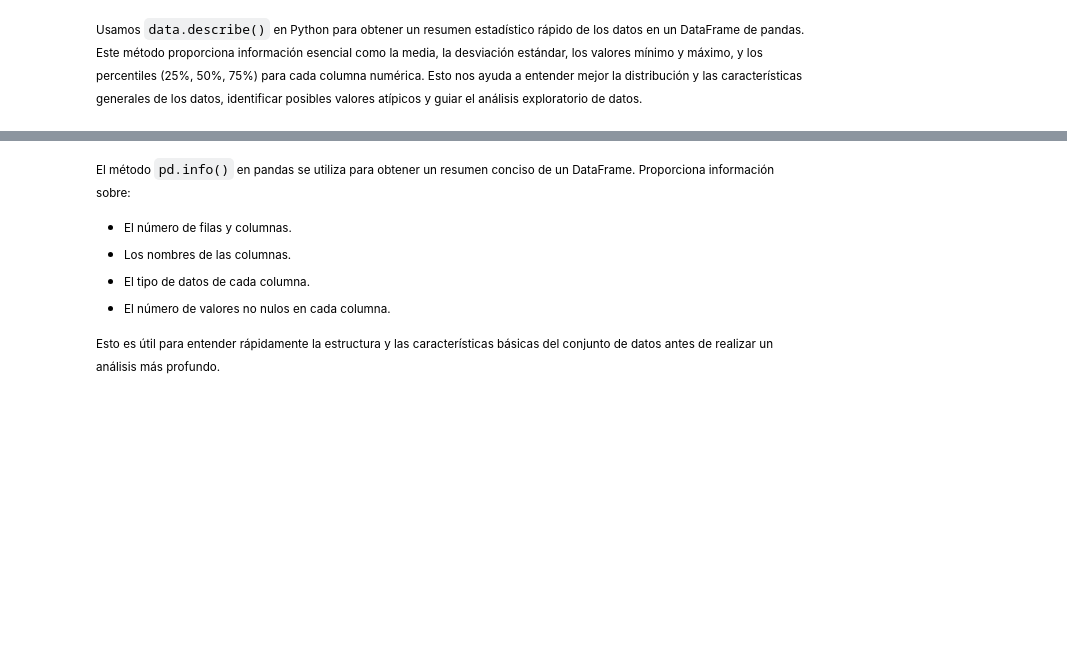
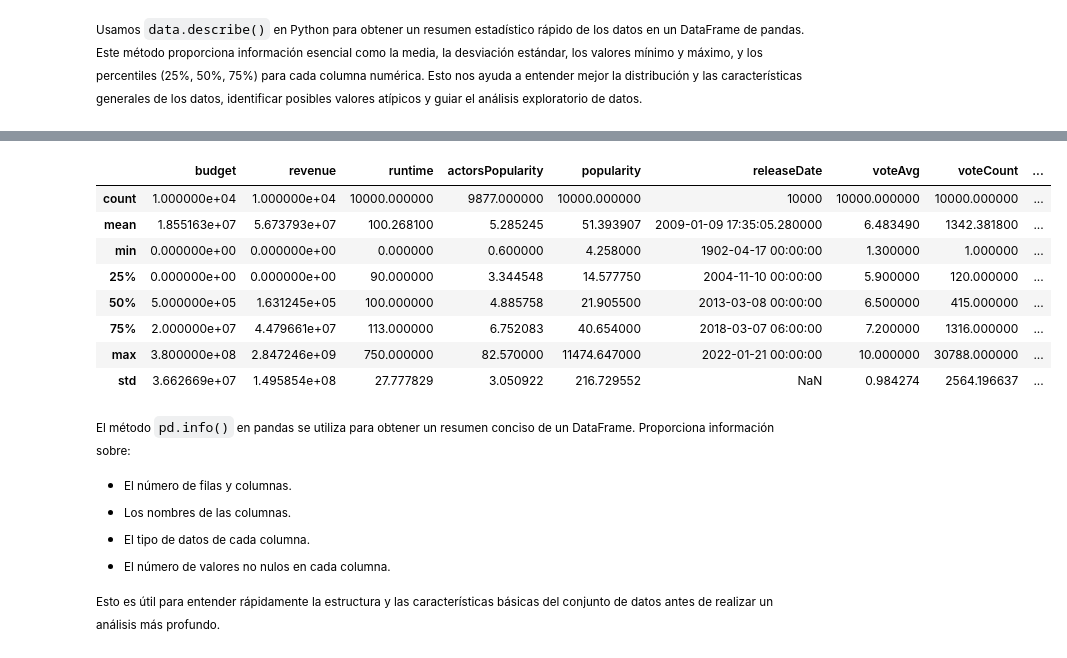
Before and after one commit to XavierLopez25/HT1-MD, a Jupyter notebook: AnalisisExploratorio.ipynb, the cells around one changed output, grey strips where cells are left out. Saved outputs shown, nothing was run; the diff lists cells and outputs as text; code cells hidden in the pictures; blank space fills up the shorter version.

```diff
--- a/AnalisisExploratorio.ipynb
+++ b/AnalisisExploratorio.ipynb
@@ -39,3 +27,38 @@ data.describe()
+# %%
+# Lista de columnas cuantitativas que se convertirán a numéricas
+quantitative_columns = [
+    "actorsPopularity",'popularity', 'budget', 'revenue', 'runtime', 'genresAmount',
+    'productionCoAmount', 'productionCountriesAmount', 'voteCount',
+    'voteAvg', 'actorsAmount', 'castWomenAmount', 'castMenAmount'
+]
+
+# Calcular la media de los valores numéricos en 'actorsPopularity', separados por pipes
+data['actorsPopularity'] = data['actorsPopularity'].apply(
+    lambda x: np.mean([float(i) for i in str(x).split('|') if i.replace('.', '', 1).isdigit()])
+    if pd.notnull(x) else np.nan
+)
+
+# Convertir 'releaseDate' a datetime
+data['releaseDate'] = pd.to_datetime(data['releaseDate'], errors='coerce')
+
+# Convertir columnas cuantitativas a tipo numérico
+for column in quantitative_columns:
+    data[column] = pd.to_numeric(data[column], errors='coerce')
+
+# Eliminar la columna 'id'
+data_without_id = data.drop(columns=['id'])
+
+data_without_id.describe()
+# %% [output]
+|  | budget | revenue | runtime | actorsPopularity | popularity | releaseDate | voteAvg | voteCount | ... |
+| count | 1.000000e+04 | 1.000000e+04 | 10000.000000 | 9877.000000 | 10000.000000 | 10000 | 10000.000000 | 10000.000000 | ... |
+| mean | 1.855163e+07 | 5.673793e+07 | 100.268100 | 5.285245 | 51.393907 | 2009-01-09 17:35:05.280000 | 6.483490 | 1342.381800 | ... |
+| min | 0.000000e+00 | 0.000000e+00 | 0.000000 | 0.600000 | 4.258000 | 1902-04-17 00:00:00 | 1.300000 | 1.000000 | ... |
+| 25% | 0.000000e+00 | 0.000000e+00 | 90.000000 | 3.344548 | 14.577750 | 2004-11-10 00:00:00 | 5.900000 | 120.000000 | ... |
+| 50% | 5.000000e+05 | 1.631245e+05 | 100.000000 | 4.885758 | 21.905500 | 2013-03-08 00:00:00 | 6.500000 | 415.000000 | ... |
+| 75% | 2.000000e+07 | 4.479661e+07 | 113.000000 | 6.752083 | 40.654000 | 2018-03-07 06:00:00 | 7.200000 | 1316.000000 | ... |
+| max | 3.800000e+08 | 2.847246e+09 | 750.000000 | 82.570000 | 11474.647000 | 2022-01-21 00:00:00 | 10.000000 | 30788.000000 | ... |
+| std | 3.662669e+07 | 1.495854e+08 | 27.777829 | 3.050922 | 216.729552 | NaN | 0.984274 | 2564.196637 | ... |
 # %% [markdown]
 <small>El método `pd.info()` en pandas se utiliza para obtener un resumen conciso de un DataFrame. Proporciona información sobre:</small>
 
```
Also changed, not shown: parts of 11 cells of this notebook.
